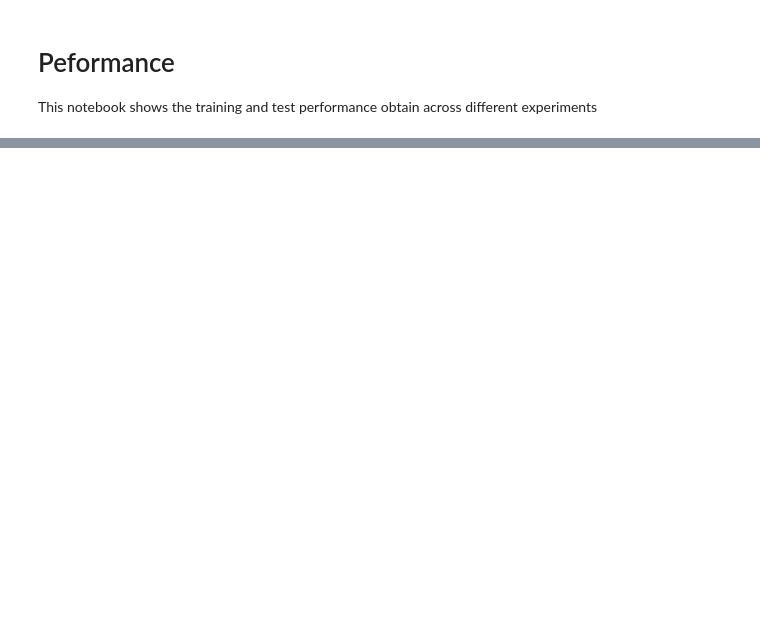
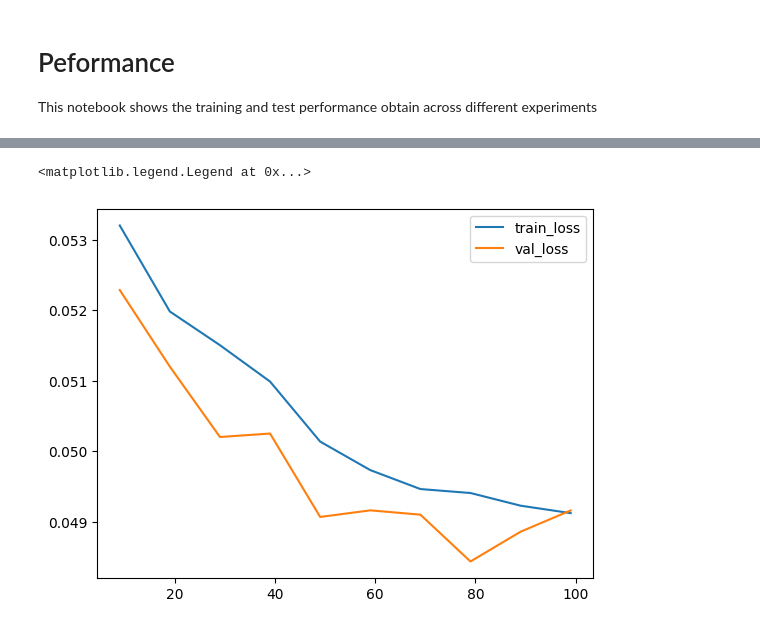
Before and after one commit to JoseFRuiz/audio-classification, a Jupyter notebook: performance.ipynb, the cells around one changed output, grey strips where cells are left out. Cells and saved outputs as stored; diff of their text form; code cells hidden in the pictures; blank space fills up the shorter version.

```diff
--- a/performance.ipynb
+++ b/performance.ipynb
@@ -29,0 +9,24 @@ plt.legend()
+# %%
+exp_name = "gru_003"
+
+pathfile = os.path.join(exp_name,"metrics","version_0","metrics.csv")
+df = pd.read_csv(pathfile)
+# %%
+# Create a copy of the DataFrame
+df_clean = df.copy()
+
+# For rows with validation metrics, fill in the training loss from the other row of the same epoch
+for epoch in df_clean[df_clean['val_auc'].notna()]['epoch'].unique():
+    # Get the training loss for this epoch
+    train_loss = df_clean[(df_clean['epoch'] == epoch) & (df_clean['train_loss'].notna())]['train_loss'].iloc[0]
+    # Update the row with validation metrics
+    df_clean.loc[(df_clean['epoch'] == epoch) & (df_clean['val_auc'].notna()), 'train_loss'] = train_loss
+
+# Remove duplicate epochs, keeping the row with validation metrics
+df_clean = df_clean.sort_values('val_auc', na_position='first').drop_duplicates(subset=['epoch'], keep='last')
+
+# Sort by epoch
+df_clean = df_clean.sort_values('epoch')
+# %%
+df_valid_metrics = df_clean.loc[df_clean['val_auc'].notna()]
+df_valid_metrics
@@ -29,0 +45,8 @@ plt.legend()
+# %%
+plt.figure()
+plt.plot(df_valid_metrics["epoch"], df_valid_metrics["train_loss"], label="train_loss")
+plt.plot(df_valid_metrics["epoch"], df_valid_metrics["val_loss"], label="val_loss")
+plt.legend()
+# %% [output]
+<matplotlib.legend.Legend at 0x...>
+[figure, added]
```
Also changed, not shown: parts of 2 cells of this notebook, 1 other file.
